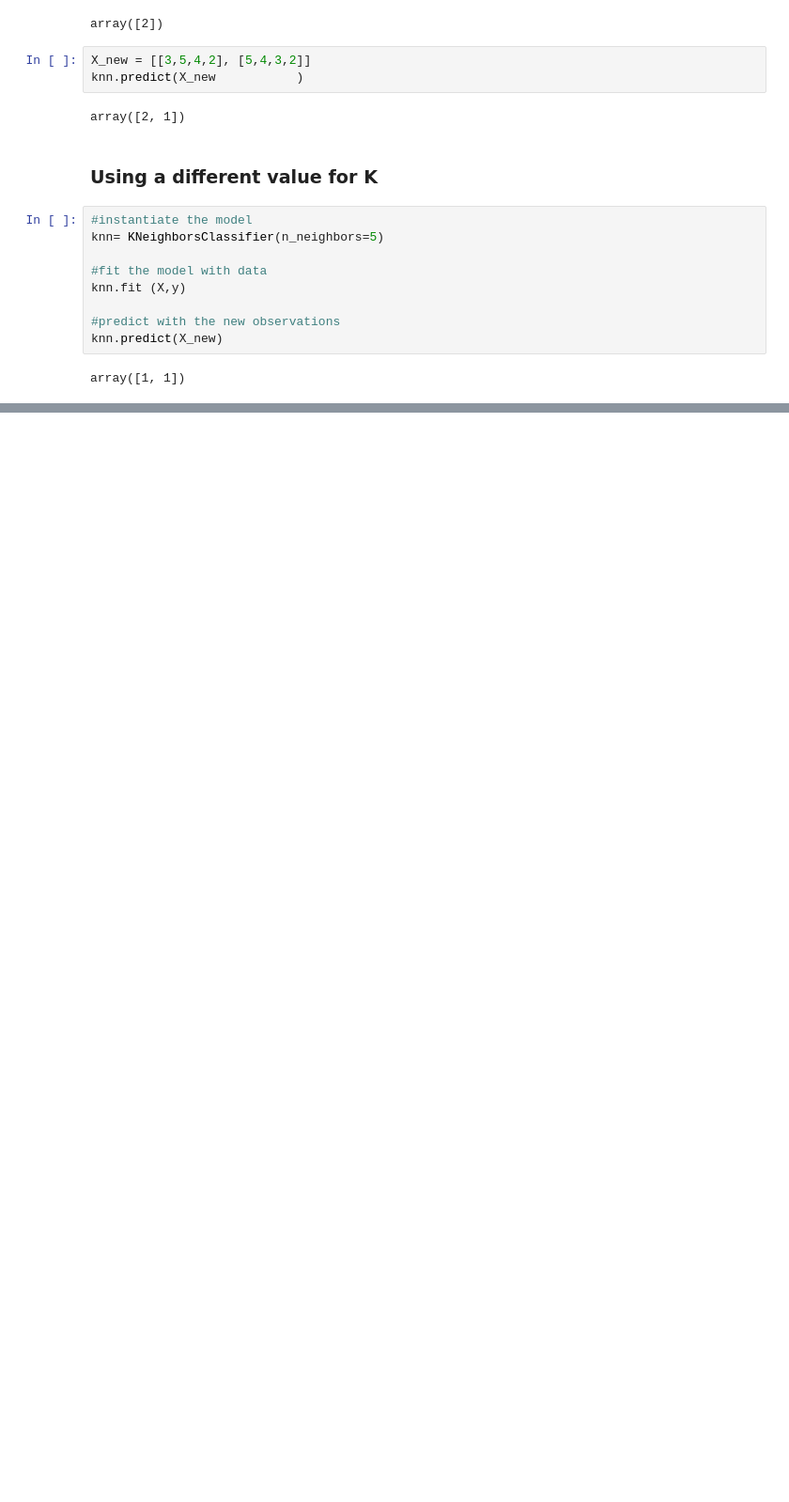
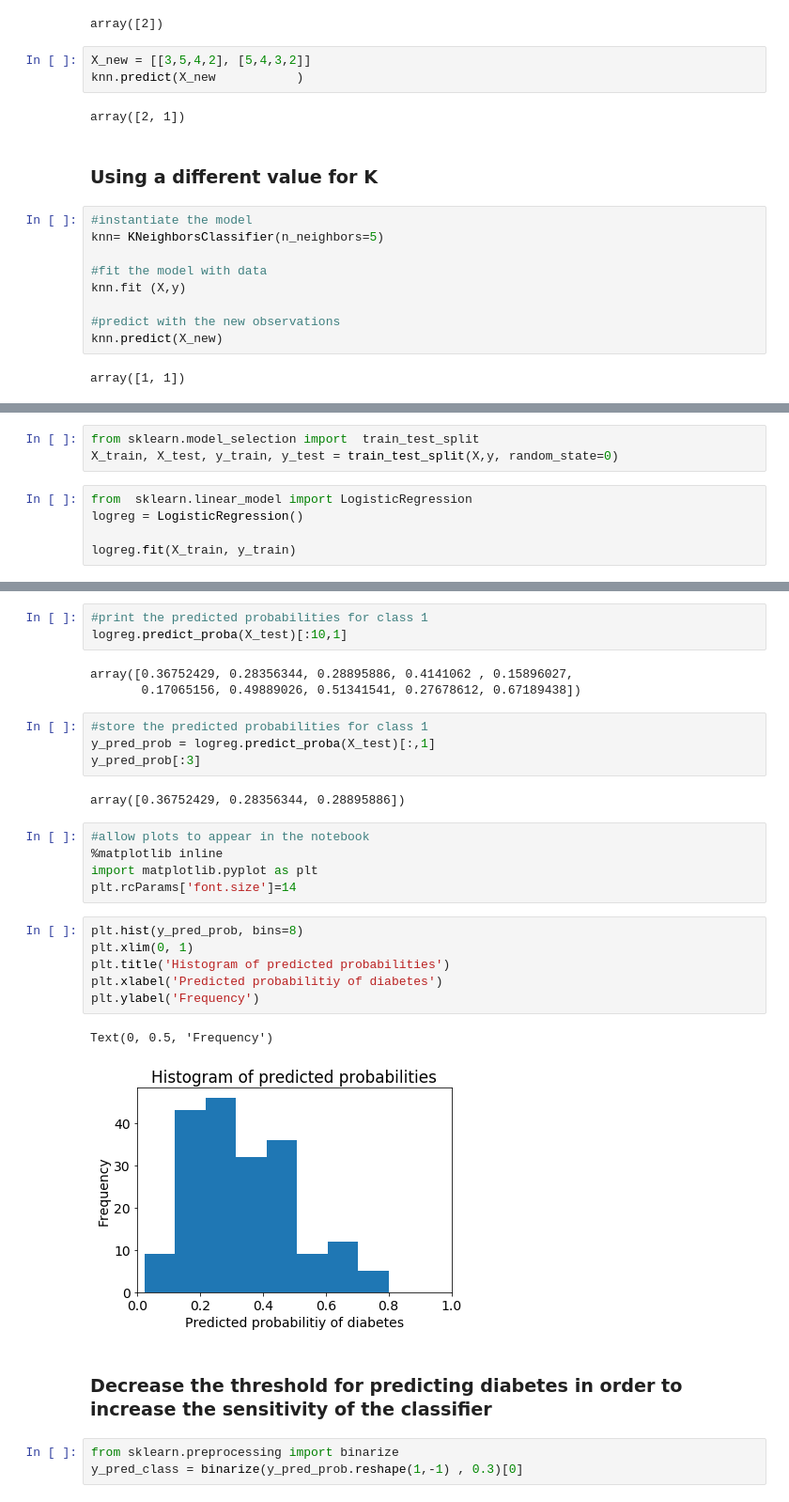
Before and after one commit to chezydan/pytopics, a Jupyter notebook: ML by dataschool.ipynb, the cells around one changed output, grey strips where cells are left out. Shown at 94% size. Cells and saved outputs as stored; diff of their text form; blank space fills up the shorter version.

```diff
--- a/ML by dataschool.ipynb
+++ b/ML by dataschool.ipynb
@@ -89,0 +588,8 @@ array([1, 1])
+# %%
+from sklearn.model_selection import  train_test_split
+X_train, X_test, y_train, y_test = train_test_split(X,y, random_state=0)
+# %%
+from  sklearn.linear_model import LogisticRegression
+logreg = LogisticRegression()
+
+logreg.fit(X_train, y_train)
@@ -89,0 +745,31 @@ array([1, 1])
+# %%
+#print the predicted probabilities for class 1
+logreg.predict_proba(X_test)[:10,1]
+# %% [output]
+array([0.36752429, 0.28356344, 0.28895886, 0.4141062 , 0.15896027,
+       0.17065156, 0.49889026, 0.51341541, 0.27678612, 0.67189438])
+# %%
+#store the predicted probabilities for class 1
+y_pred_prob = logreg.predict_proba(X_test)[:,1]
+y_pred_prob[:3]
+# %% [output]
+array([0.36752429, 0.28356344, 0.28895886])
+# %%
+#allow plots to appear in the notebook
+%matplotlib inline
+import matplotlib.pyplot as plt
+plt.rcParams['font.size']=14
+# %%
+plt.hist(y_pred_prob, bins=8)
+plt.xlim(0, 1)
+plt.title('Histogram of predicted probabilities')
+plt.xlabel('Predicted probabilitiy of diabetes')
+plt.ylabel('Frequency')
+# %% [output]
+Text(0, 0.5, 'Frequency')
+[figure, added]
+# %% [markdown]
+<h3> Decrease the threshold for predicting diabetes in order to increase the sensitivity of the classifier </h3>
+# %%
+from sklearn.preprocessing import binarize
+y_pred_class = binarize(y_pred_prob.reshape(1,-1) , 0.3)[0]
```
Also changed, not shown: parts of 157 cells of this notebook, 7 other files.
